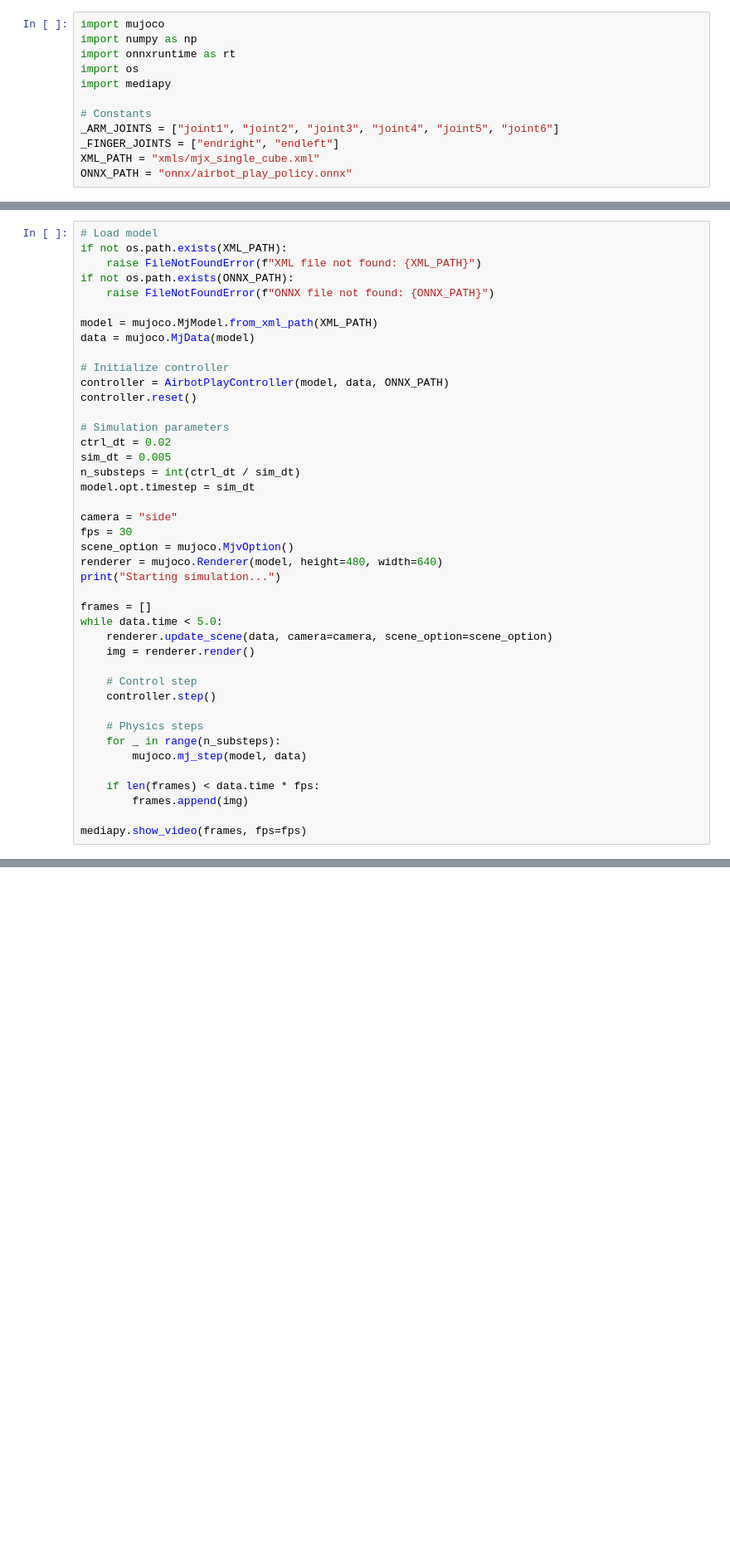
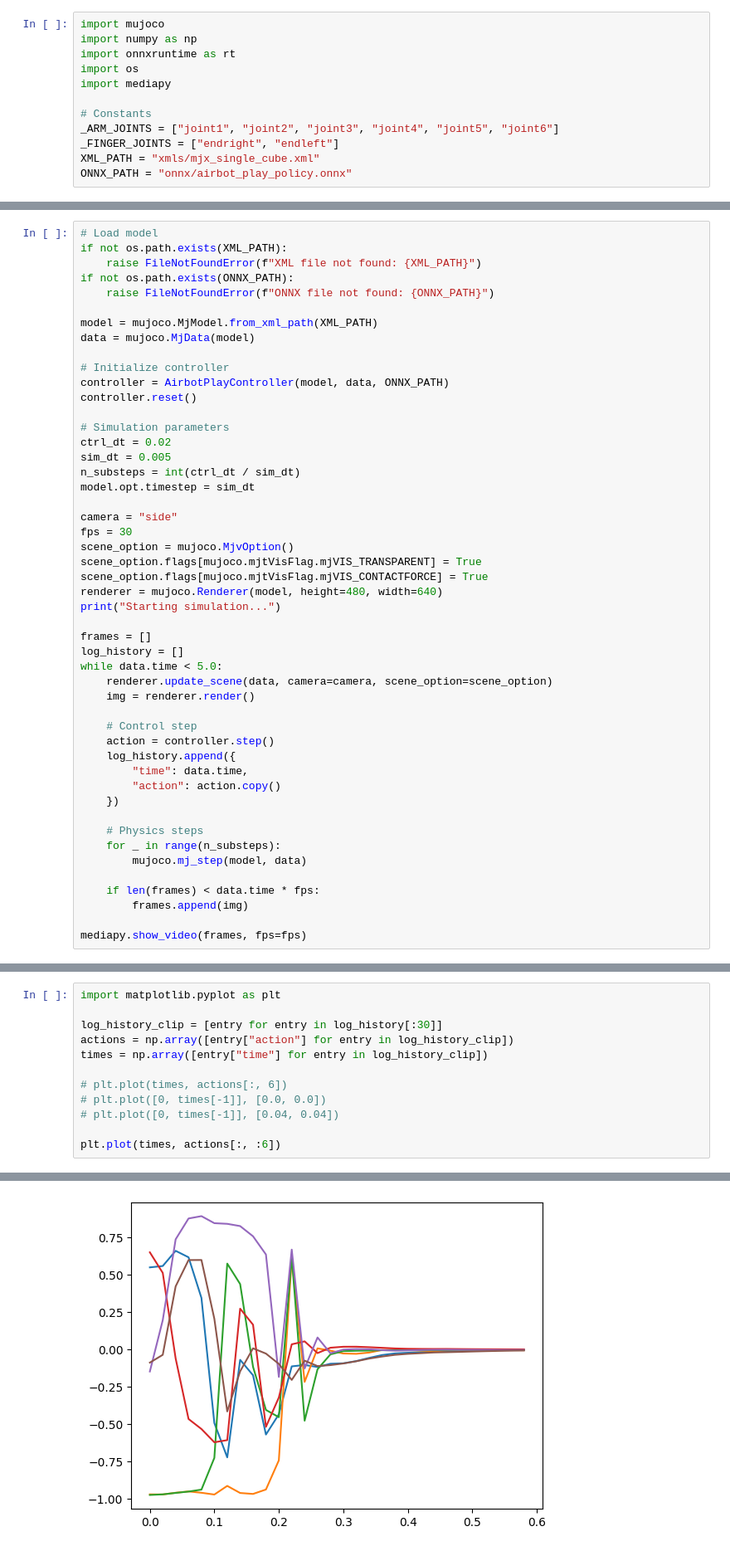
Before and after one commit to TATP-233/mujoco_playground, a Jupyter notebook: mujoco_playground/_src/manipulation/airbot_play/rolllout.ipynb, the cells around one changed output, grey strips where cells are left out. Shown: that part at 83% size. Saved outputs shown, nothing was run; the diff lists cells and outputs as text; blank space fills up the shorter version.

```diff
--- a/mujoco_playground/_src/manipulation/airbot_play/rolllout.ipynb
+++ b/mujoco_playground/_src/manipulation/airbot_play/rolllout.ipynb
@@ -126,16 +126,23 @@ model.opt.timestep = sim_dt
 camera = "side"
 fps = 30
 scene_option = mujoco.MjvOption()
+scene_option.flags[mujoco.mjtVisFlag.mjVIS_TRANSPARENT] = True
+scene_option.flags[mujoco.mjtVisFlag.mjVIS_CONTACTFORCE] = True
 renderer = mujoco.Renderer(model, height=480, width=640)
 print("Starting simulation...")
 
 frames = []
+log_history = []
 while data.time < 5.0:
     renderer.update_scene(data, camera=camera, scene_option=scene_option)
     img = renderer.render()
 
     # Control step
-    controller.step()
+    action = controller.step()
+    log_history.append({
+        "time": data.time,
+        "action": action.copy()
+    })
 
     # Physics steps
     for _ in range(n_substeps):
@@ -147,0 +158,13 @@ mediapy.show_video(frames, fps=fps)
+# %%
+import matplotlib.pyplot as plt
+
+log_history_clip = [entry for entry in log_history[:30]]
+actions = np.array([entry["action"] for entry in log_history_clip])
+times = np.array([entry["time"] for entry in log_history_clip])
+
+# plt.plot(times, actions[:, 6])
+# plt.plot([0, times[-1]], [0.0, 0.0])
+# plt.plot([0, times[-1]], [0.04, 0.04])
+
+plt.plot(times, actions[:, :6])
+# %% [output]
@@ -147,0 +177 @@ mediapy.show_video(frames, fps=fps)
+[figure, added]
```
Also changed, not shown: parts of 2 cells of this notebook, 3 other files.
